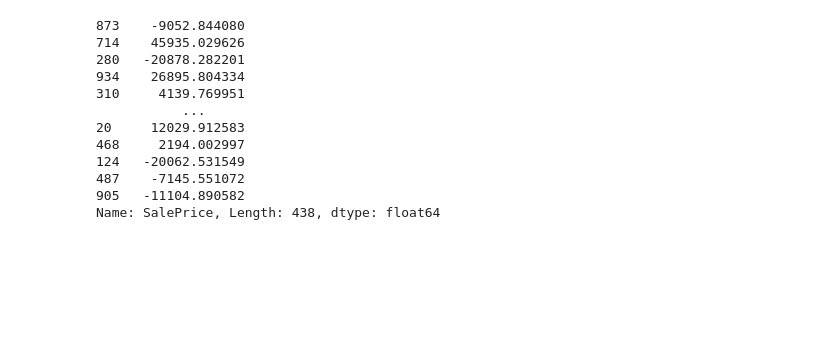
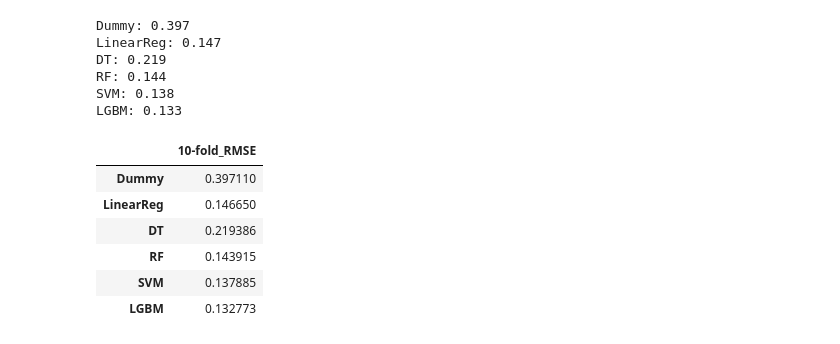
Before and after one commit to Zhang-Haipeng/house-price-prediction, a Jupyter notebook: src/base-model/base-model_Roc.ipynb, the cells around one changed output. Saved outputs shown, nothing was run; the diff lists cells and outputs as text; code cells hidden in the pictures; blank space fills up the shorter version.

```diff
--- a/src/base-model/base-model_Roc.ipynb
+++ b/src/base-model/base-model_Roc.ipynb
@@ -74,15 +69,31 @@ Pipeline(memory=None,
-# %%
-np.exp(ppl.predict(X_test)) - np.exp(y_test)
-# %% [output]
-873    -9052.844080
-714    45935.029626
-280   -20878.282201
-934    26895.804334
-310     4139.769951
-           ...
-20     12029.912583
-468     2194.002997
-124   -20062.531549
-487    -7145.551072
-905   -11104.890582
-Name: SalePrice, Length: 438, dtype: float64
+# %%
+# run all the models with 10-fold CV, RMSE scoring
+for model_name, model in models.items():
+    ppl = Pipeline(steps=[('preprocessor', preprocessor),
+                      ('regressor', model)]) # create pipeline object
+    ppl.fit(X_train, y_train)
+    score = cross_val_score(ppl, X_train, y_train, scoring='neg_root_mean_squared_error', cv=10).mean() * -1 # 10-fold cv RMSE score
+
+    print("{}: {:.3f}".format(model_name, score))
+
+    results[model_name] = score # record model's performance
+# %% [output]
+Dummy: 0.397
+LinearReg: 0.147
+DT: 0.219
+RF: 0.144
+SVM: 0.138
+LGBM: 0.133
+# %%
+# print out results in df
+results_df = pd.DataFrame(index=results.keys())
+results_df['10-fold_RMSE'] = results.values()
+results_df
+# %% [output]
+|  | 10-fold_RMSE |
+| Dummy | 0.397110 |
+| LinearReg | 0.146650 |
+| DT | 0.219386 |
+| RF | 0.143915 |
+| SVM | 0.137885 |
+| LGBM | 0.132773 |
```
Also changed, not shown: parts of 7 cells of this notebook.
